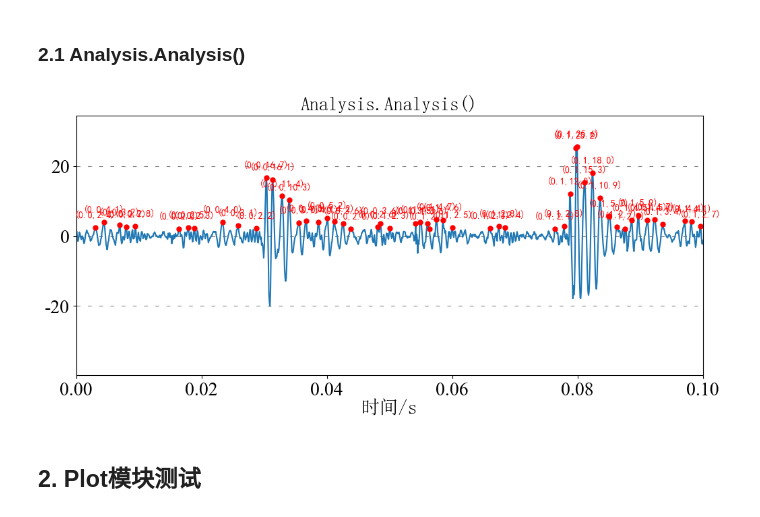
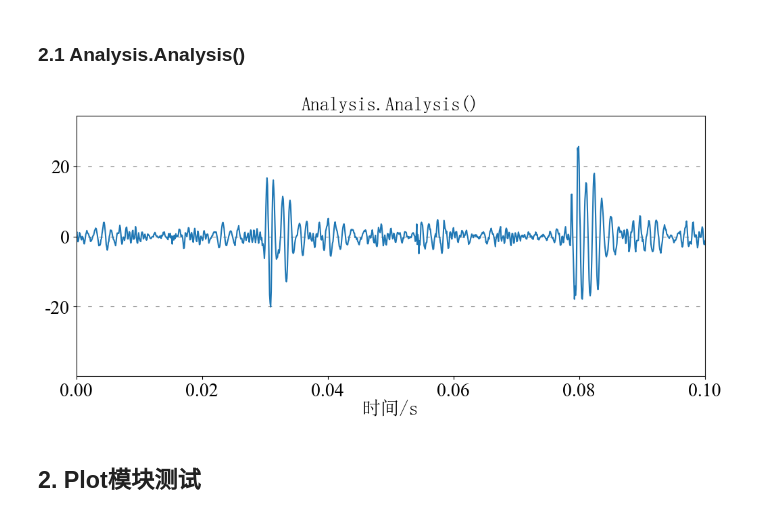
Before and after one commit to xcw1129/PySP, a Jupyter notebook: test.ipynb, the cells around one changed output. Saved outputs shown, nothing was run; the diff lists cells and outputs as text; code cells hidden in the pictures.

```diff
--- a/test.ipynb
+++ b/test.ipynb
@@ -204,34 +207,35 @@ Signal(data=[ 1.34608934 -0.15470434  2.723463   ...  2.30744247  0.03314124
 # %%
 from PySP.Analysis import Analysis
 from PySP.Signal import Signal
-from PySP.Plot import LinePlotFunc_with_PeakFinder
-from PySP.decorators import Input
+from PySP.Plot import LinePlotFunc
+from PySP.decorators import InputCheck
 
 try:
 
     class TestAnalysis(Analysis):
 
-        @Analysis.Plot(LinePlotFunc_with_PeakFinder)
-        @Input({"x": {"OpenLow": 0}})
+        @Analysis.Plot(LinePlotFunc)
+        @InputCheck({"x": {"OpenLow": 0}})
         def run(self, x: float):
             t_Axis = self.Sig.t_Axis
             data = self.Sig.data * x
             return t_Axis, data
 
     Sig = Signal(data=Data, fs=fs)
-    res = TestAnalysis(
+    test = TestAnalysis(
         Sig,
-        plot=True,
+        isPlot=True,
         xlabel="时间/s",
         xlim=(0, 0.1),
         title="Analysis.Analysis()",
         height=2,
-    ).run(x=2)
+    )
+    test.run(2.0)
 
 except Exception as e:
     print(e)
 # %% [output]
-[figure, old version]
+[figure, new version]
 # %% [markdown]
 ## 2. Plot模块测试
 # %% [markdown]
```
Also changed, not shown: parts of 7 cells of this notebook.
